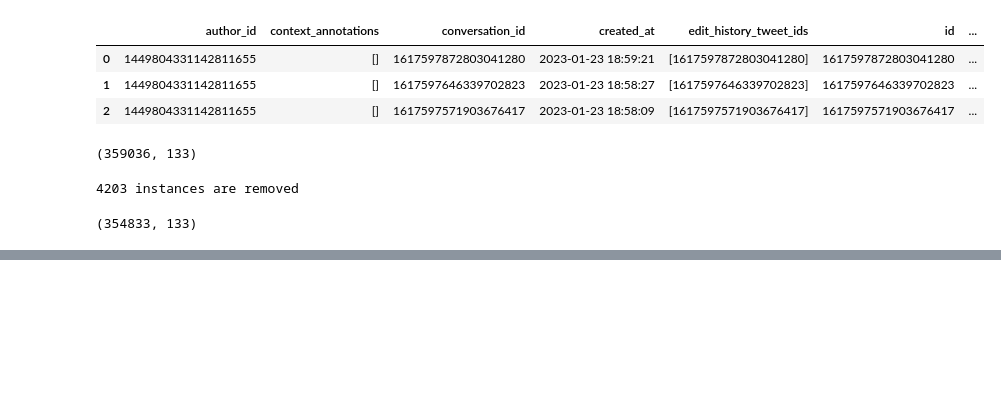
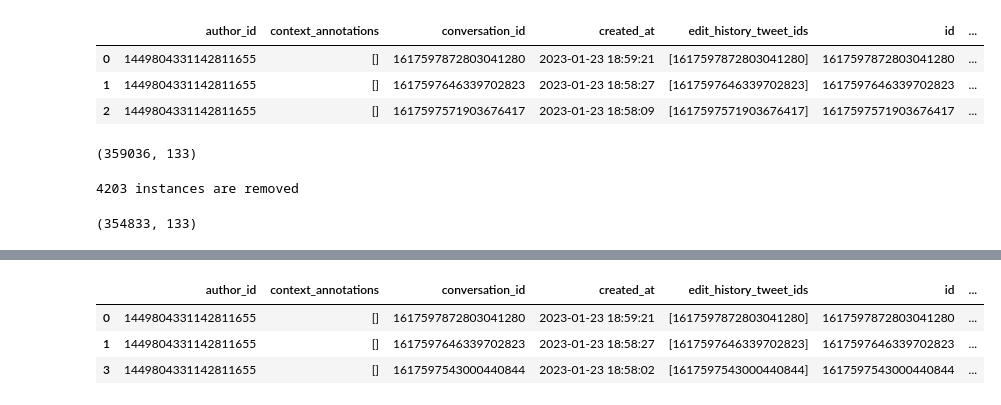
Before and after one commit to ossamum/kuleuven-thesis, a Jupyter notebook: 00_tweets_dataset_versioning.ipynb, the cells around one changed output, grey strips where cells are left out. Saved outputs shown, nothing was run; the diff lists cells and outputs as text; code cells hidden in the pictures; blank space fills up the shorter version.

```diff
--- a/00_tweets_dataset_versioning.ipynb
+++ b/00_tweets_dataset_versioning.ipynb
@@ -1110,0 +1120,8 @@ tweets_df_v13.to_pickle("all_tweets_v13.pkl")
+# %%
+tweets_df_v14 = pd.read_pickle("all_tweets_v13.pkl")
+tweets_df_v14.head(3)
+# %% [output]
+|  | author_id | context_annotations | conversation_id | created_at | edit_history_tweet_ids | id | ... |
+| 0 | 1449804331142811655 | [] | 1617597872803041280 | 2023-01-23 18:59:21 | [1617597872803041280] | 1617597872803041280 | ... |
+| 1 | 1449804331142811655 | [] | 1617597646339702823 | 2023-01-23 18:58:27 | [1617597646339702823] | 1617597646339702823 | ... |
+| 3 | 1449804331142811655 | [] | 1617597543000440844 | 2023-01-23 18:58:02 | [1617597543000440844] | 1617597543000440844 | ... |
```
Also changed, not shown: parts of 8 cells of this notebook.
